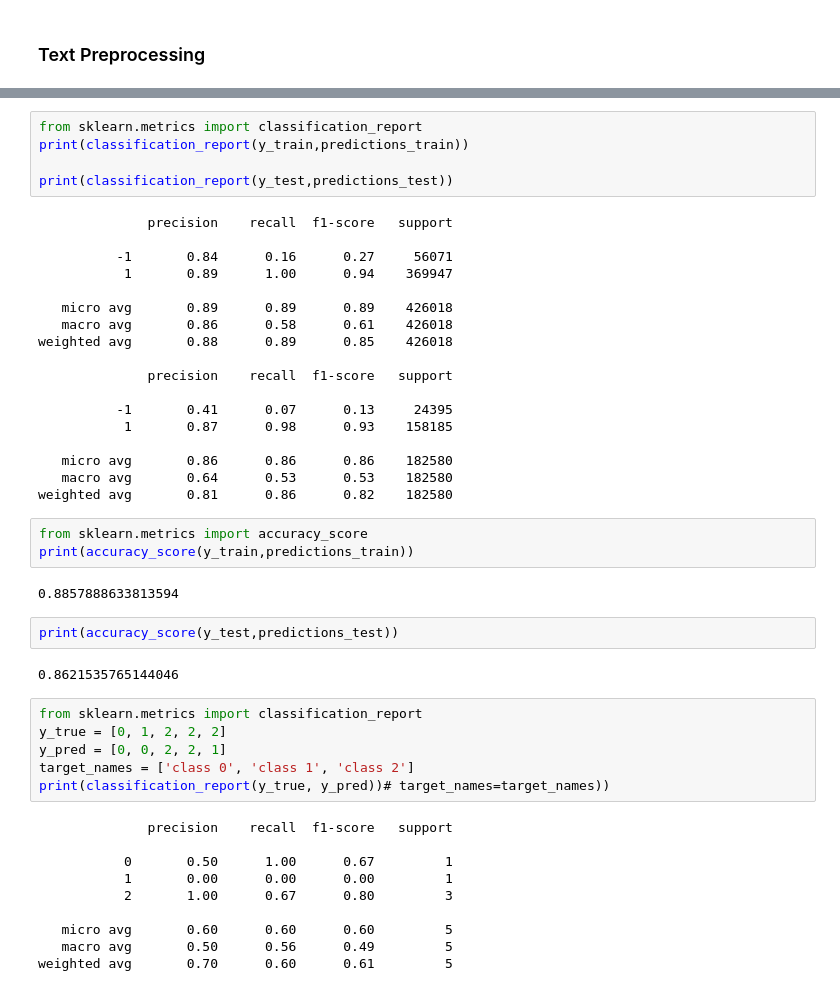
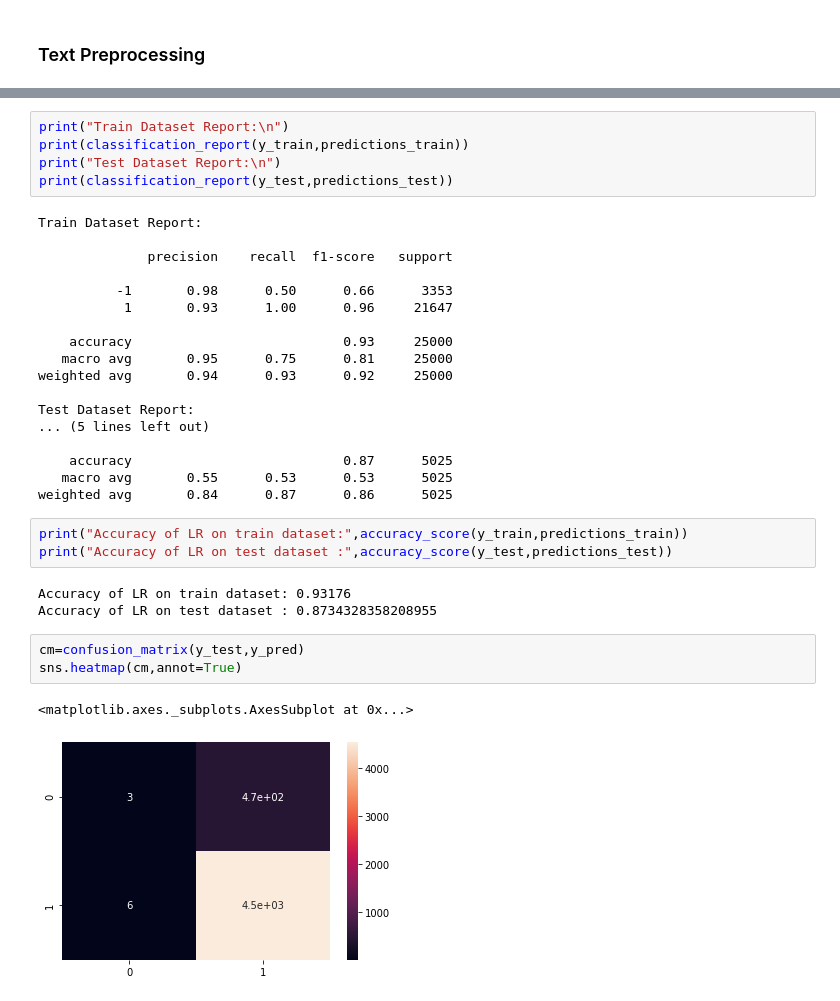
Before and after one commit to sparsh-goil/Machine-Learning-Project, a Jupyter notebook: Logistic_regression.ipynb, the cells around one changed output, grey strips where cells are left out. Cells and saved outputs as stored; diff of their text form.

```diff
--- a/Logistic_regression.ipynb
+++ b/Logistic_regression.ipynb
@@ -189,48 +223,35 @@ predictions_test=LR.predict(X_test_count)
 # %%
-from sklearn.metrics import classification_report
+print("Train Dataset Report:\n")
 print(classification_report(y_train,predictions_train))
-
+print("Test Dataset Report:\n")
 print(classification_report(y_test,predictions_test))
 # %% [output]
-              precision    recall  f1-score   support
-
-          -1       0.84      0.16      0.27     56071
-           1       0.89      1.00      0.94    369947
-
-   micro avg       0.89      0.89      0.89    426018
-   macro avg       0.86      0.58      0.61    426018
-weighted avg       0.88      0.89      0.85    426018
+Train Dataset Report:
 
               precision    recall  f1-score   support
 
-          -1       0.41      0.07      0.13     24395
-           1       0.87      0.98      0.93    158185
+          -1       0.98      0.50      0.66      3353
+           1       0.93      1.00      0.96     21647
 
-   micro avg       0.86      0.86      0.86    182580
-   macro avg       0.64      0.53      0.53    182580
-weighted avg       0.81      0.86      0.82    182580
+    accuracy                           0.93     25000
+   macro avg       0.95      0.75      0.81     25000
+weighted avg       0.94      0.93      0.92     25000
+
+Test Dataset Report:
+... (5 lines left out)
+
+    accuracy                           0.87      5025
+   macro avg       0.55      0.53      0.53      5025
+weighted avg       0.84      0.87      0.86      5025
-# %%
-from sklearn.metrics import accuracy_score
-print(accuracy_score(y_train,predictions_train))
-# %% [output]
-0.8857888633813594
-# %%
-print(accuracy_score(y_test,predictions_test))
-# %% [output]
-0.8621535765144046
-# %%
-from sklearn.metrics import classification_report
-y_true = [0, 1, 2, 2, 2]
-y_pred = [0, 0, 2, 2, 1]
-target_names = ['class 0', 'class 1', 'class 2']
-print(classification_report(y_true, y_pred))# target_names=target_names))
-# %% [output]
-              precision    recall  f1-score   support
-
-           0       0.50      1.00      0.67         1
-           1       0.00      0.00      0.00         1
-           2       1.00      0.67      0.80         3
-
-   micro avg       0.60      0.60      0.60         5
-   macro avg       0.50      0.56      0.49         5
-weighted avg       0.70      0.60      0.61         5
+# %%
+print("Accuracy of LR on train dataset:",accuracy_score(y_train,predictions_train))
+print("Accuracy of LR on test dataset :",accuracy_score(y_test,predictions_test))
+# %% [output]
+Accuracy of LR on train dataset: 0.93176
+Accuracy of LR on test dataset : 0.8734328358208955
+# %%
+cm=confusion_matrix(y_test,y_pred)
+sns.heatmap(cm,annot=True)
+# %% [output]
+<matplotlib.axes._subplots.AxesSubplot at 0x...>
+[figure, added]
```
Also changed, not shown: parts of 35 cells of this notebook.
